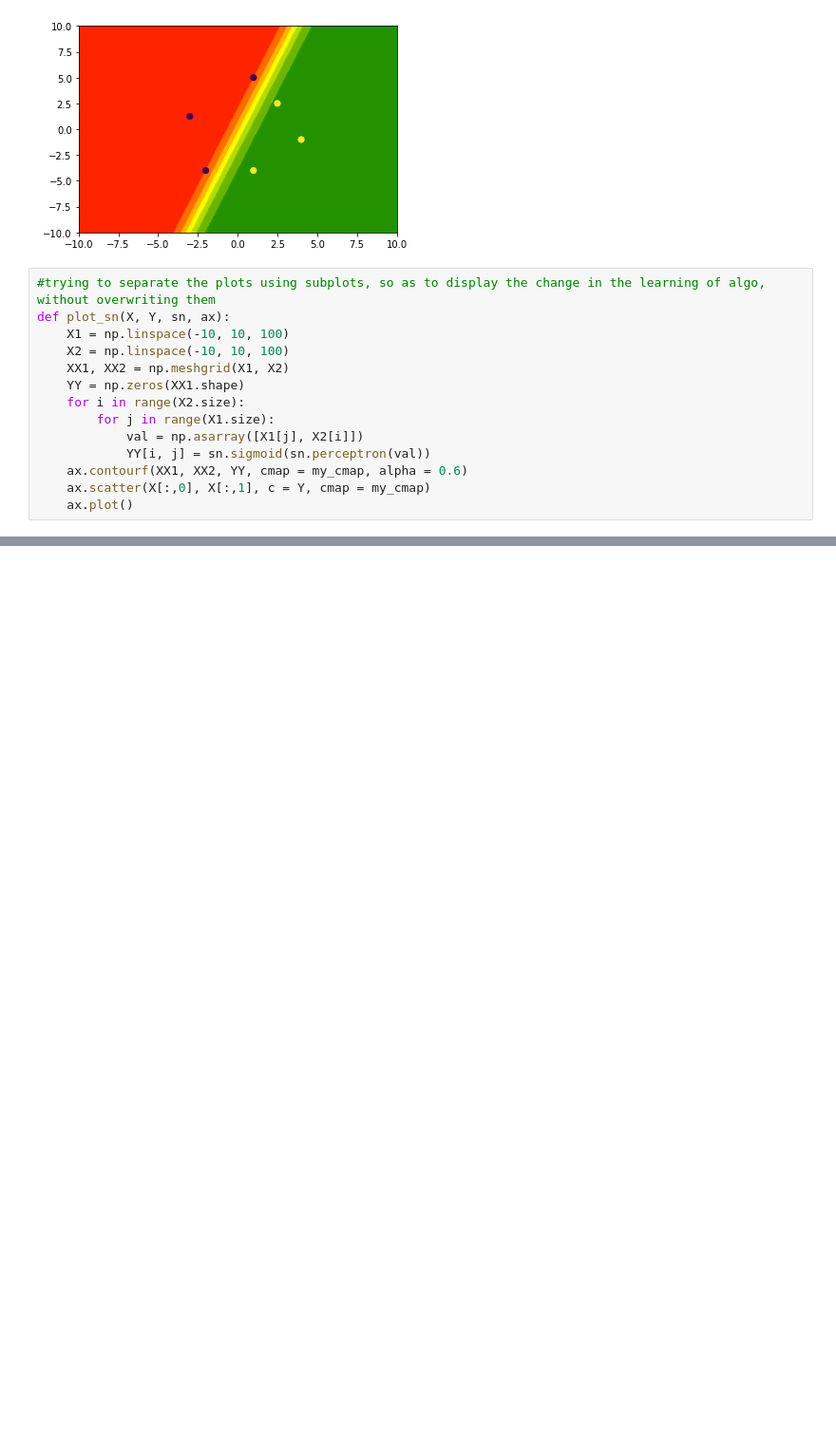
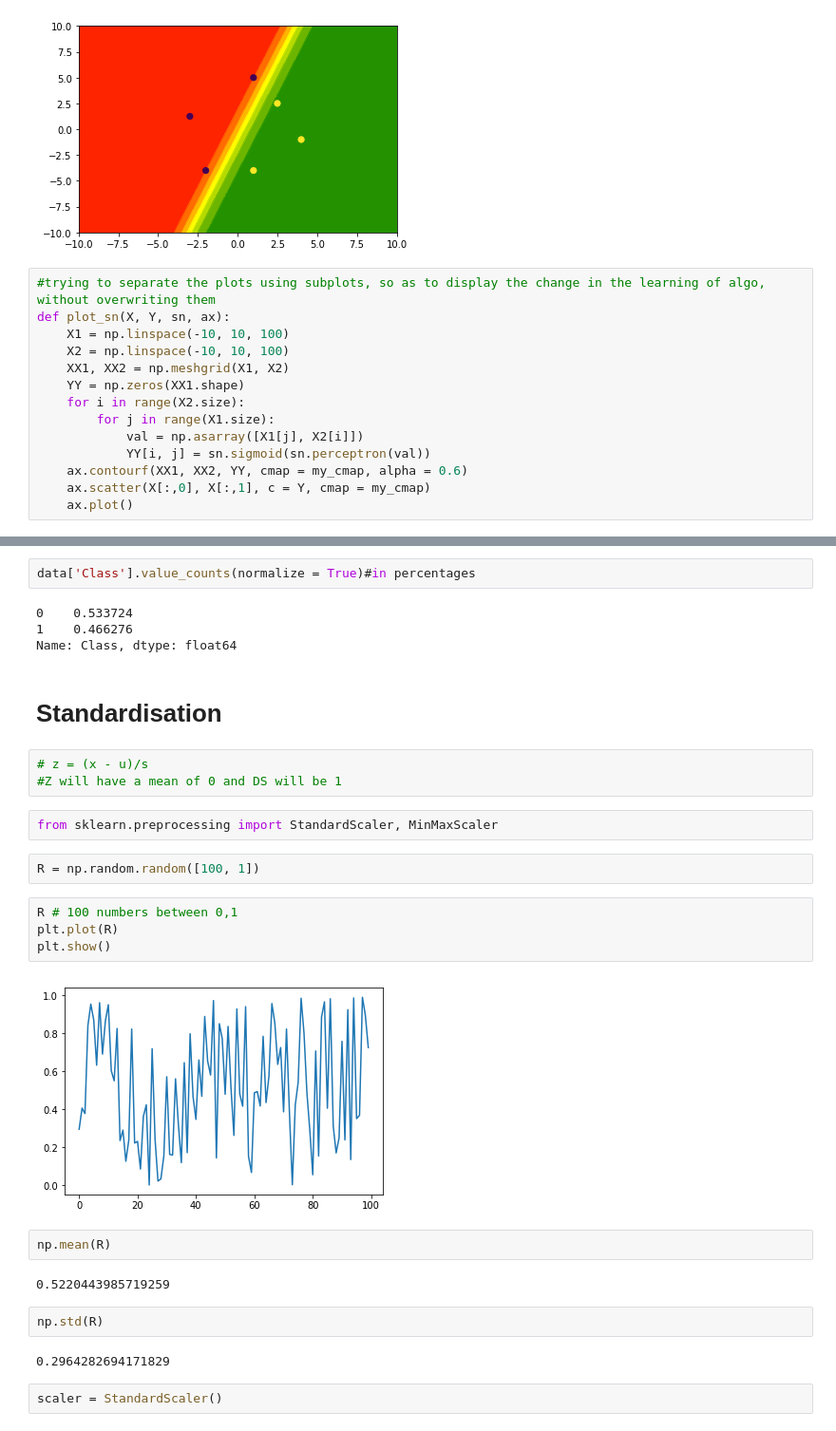
Before and after one commit to millitroy/Deeplearning-Practise, a Jupyter notebook: Sigmoid Neuron, Gradient Descent.ipynb, the cells around one changed output, grey strips where cells are left out. Shown: that part at 95% size. Cells and saved outputs as stored; diff of their text form; blank space fills up the shorter version.

```diff
--- a/Sigmoid Neuron, Gradient Descent.ipynb
+++ b/Sigmoid Neuron, Gradient Descent.ipynb
@@ -277,0 +359,31 @@ for i in range(N):
+# %%
+data['Class'].value_counts(normalize = True)#in percentages
+# %% [output]
+0    0.533724
+1    0.466276
+Name: Class, dtype: float64
+# %% [markdown]
+# Standardisation
+# %%
+# z = (x - u)/s
+#Z will have a mean of 0 and DS will be 1
+# %%
+from sklearn.preprocessing import StandardScaler, MinMaxScaler
+# %%
+R = np.random.random([100, 1])
+# %%
+R # 100 numbers between 0,1
+plt.plot(R)
+plt.show()
+# %% [output]
+[figure, added]
+# %%
+np.mean(R)
+# %% [output]
+0.5220443985719259
+# %%
+np.std(R)
+# %% [output]
+0.2964282694171829
+# %%
+scaler = StandardScaler()
```
Also changed, not shown: parts of 47 cells of this notebook.
